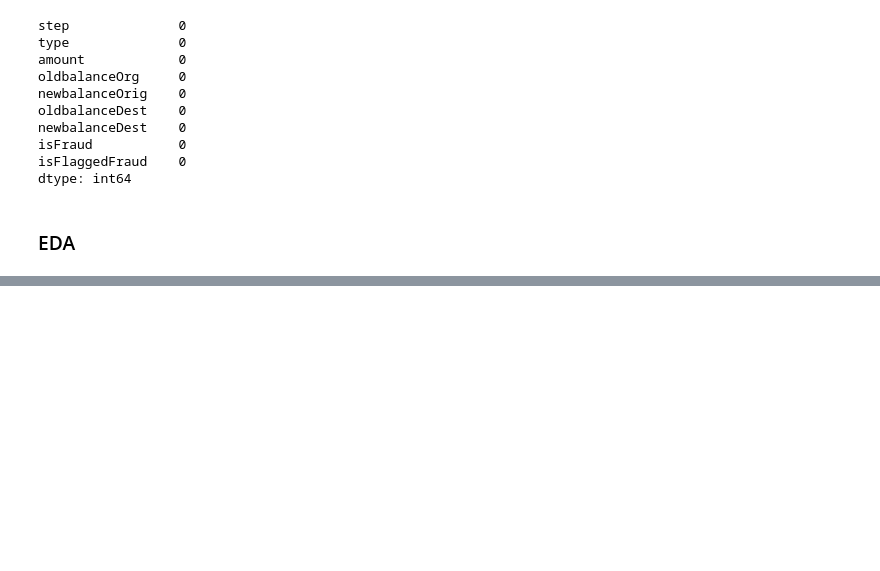
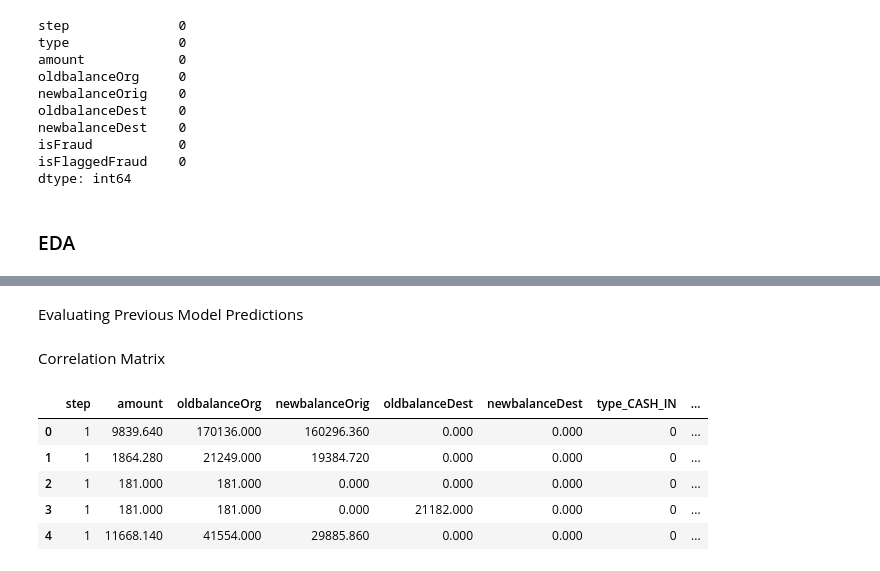
Before and after one commit to KishenSharma6/CreditFraudAnalysis, a Jupyter notebook: notebooks/03052020_EDA.ipynb, the cells around one changed output, grey strips where cells are left out. Saved outputs shown, nothing was run; the diff lists cells and outputs as text; code cells hidden in the pictures; blank space fills up the shorter version.

```diff
--- a/notebooks/03052020_EDA.ipynb
+++ b/notebooks/03052020_EDA.ipynb
@@ -83,0 +98,20 @@ import tensorflow as tf
+# %% [markdown]
+Evaluating Previous Model Predictions
+# %% [markdown]
+Correlation Matrix
+# %%
+#Copy original df & drop flags cols
+temp= df.copy().drop('isFlaggedFraud', axis=1)
+
+#Create dummies
+dummies= pd.get_dummies(temp.iloc[:, :-1], drop_first=False)
+dummies.loc[:,'isFraud']= temp.loc[:,'isFraud'].apply(lambda x: int(x))
+
+dummies.head()
+# %% [output]
+|  | step | amount | oldbalanceOrg | newbalanceOrig | oldbalanceDest | newbalanceDest | type_CASH_IN | ... |
+| 0 | 1 | 9839.640 | 170136.000 | 160296.360 | 0.000 | 0.000 | 0 | ... |
+| 1 | 1 | 1864.280 | 21249.000 | 19384.720 | 0.000 | 0.000 | 0 | ... |
+| 2 | 1 | 181.000 | 181.000 | 0.000 | 0.000 | 0.000 | 0 | ... |
+| 3 | 1 | 181.000 | 181.000 | 0.000 | 21182.000 | 0.000 | 0 | ... |
+| 4 | 1 | 11668.140 | 41554.000 | 29885.860 | 0.000 | 0.000 | 0 | ... |
```
Also changed, not shown: parts of 9 cells of this notebook.
